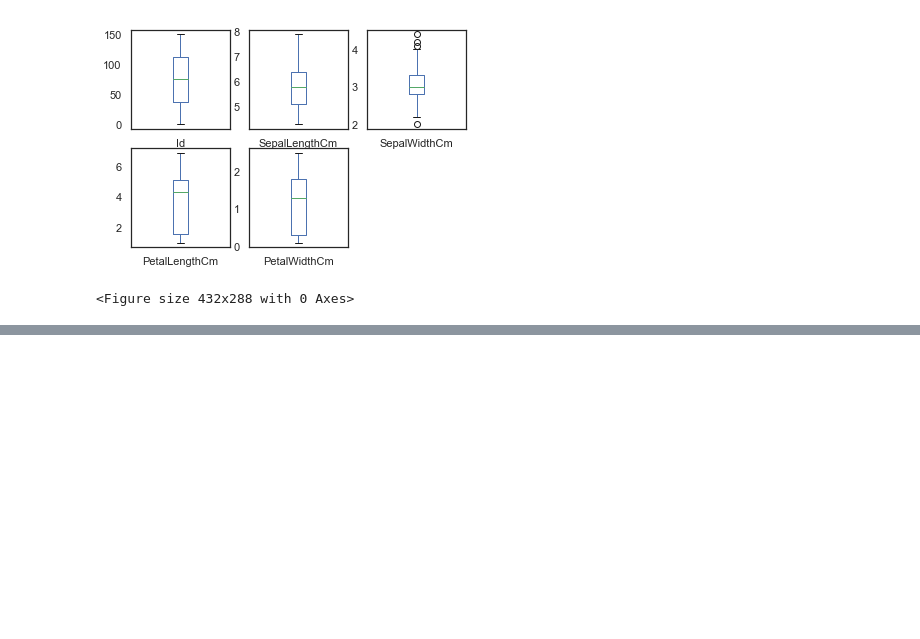
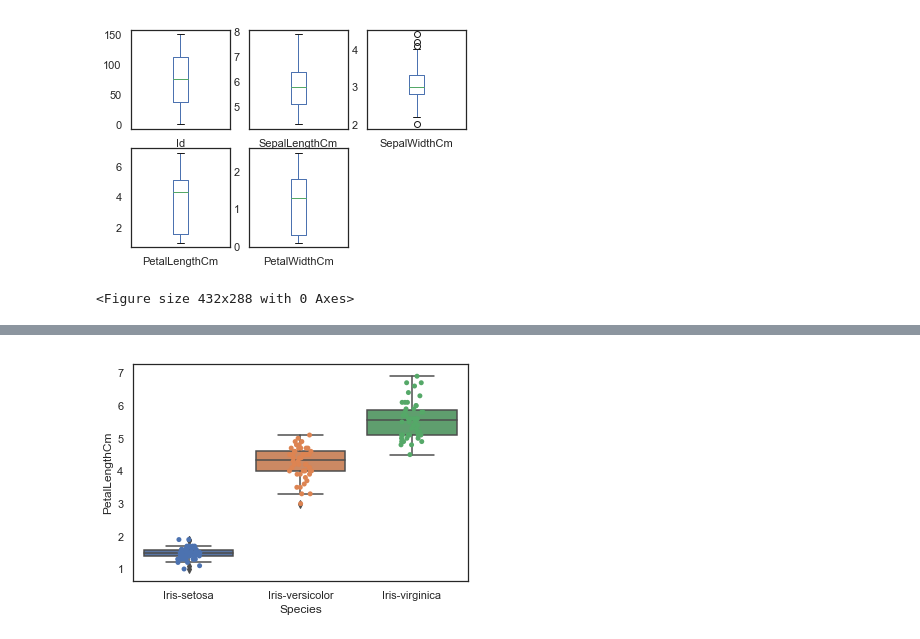
Before and after one commit to Nelca/kgl-Kernel-exercise, a Jupyter notebook: Iris-hands-on-by-Kaggle.ipynb, the cells around one changed output, grey strips where cells are left out. Drawn from its saved outputs; the diff is of its cells as text; code cells hidden in the pictures; blank space fills up the shorter version.

```diff
--- a/Iris-hands-on-by-Kaggle.ipynb
+++ b/Iris-hands-on-by-Kaggle.ipynb
@@ -75,0 +83,10 @@ plt.figure()
+# %%
+# Use Seaborn's striplot to add data points on top of the box plot
+# Insert jitter=True so that the data points remain scattered and not piled into a verticle line.
+# Assign ax to each axis, so that each plot is ontop of the previous axis.
+
+ax= sns.boxplot(x="Species", y="PetalLengthCm", data=dataset)
+ax= sns.stripplot(x="Species", y="PetalLengthCm", data=dataset, jitter=True, edgecolor="gray")
+plt.show()
+# %% [output]
+[figure, added]
```
Also changed, not shown: parts of 27 cells of this notebook.
